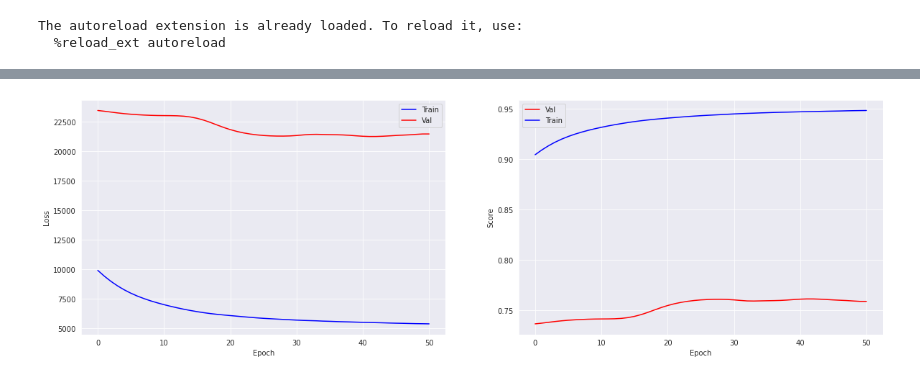
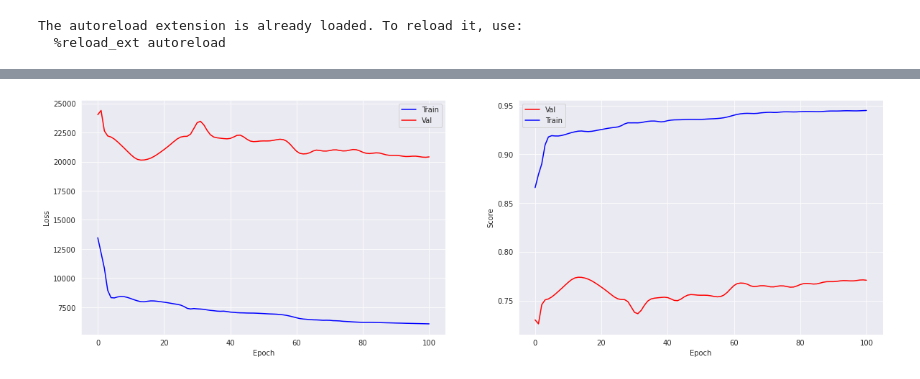
Before and after one commit to Eldervald/traffic-extrapolation, a Jupyter notebook: mta/gnn_predictor.ipynb, the cells around one changed output, grey strips where cells are left out. Saved outputs shown, nothing was run; the diff lists cells and outputs as text; code cells hidden in the pictures.

```diff
--- a/mta/gnn_predictor.ipynb
+++ b/mta/gnn_predictor.ipynb
@@ -134,13 +143,22 @@ from sklearn.neighbors import NearestNeighbors
 
 
 class GNNEstimator(BaseEstimator):
-    def __init__(self, pyg_graph, nodes, targets, in_channels=32, *args, **kwargs):
+    def __init__(self, pyg_graph: pyg.data.Data, nodes: List[str], targets: np.array, in_channels=32, *args, **kwargs):
         super().__init__(pyg_graph, nodes, targets, *args, **kwargs)
 
         self.obs_targets = torch.as_tensor(self.obs_targets).to(device)
         self.extrapolation_layer = ExtrapolationLayer(in_channels)
 
     def forward(self, nodes, edge_index):
+        """Returns estimated targets for the given nodes
+
+        Args:
+            nodes (List[str]): unobserved query nodes
+            edge_index (torch.Tensor): edge index for bipartite graph
+
+        Returns:
+            torch.Tensor: estimated targets for query nodes
+        """
         # here can be possible node features updating
         embeddings = self.g.x
         q_index = np.asarray([int(self.node_to_idx(x)) for x in nodes])
@@ -154,17 +172,27 @@ class GNNEstimator(BaseEstimator):
         return self.extrapolation_layer(obs_emb, obs_scaling_features,
             self.obs_targets, q_emb, q_scaling_features, edge_index)
 
-    def make_test_edge_index(self, test_graph: pyg.data.Data, neighbors_num=10):
+    def make_test_edge_index(self, query_graph: pyg.data.Data, neighbors_num=10):
+        """Forms edge index for bipartite graph, where left part is observed nodes and the right one is query nodes.
+        Edges are formed only for k nearest observed nodes(by geo distance).
+
+        Args:
+            query_graph (pyg.data.Data): node features of query graph.
+            neighbors_num (int, optional): number of nearest neighbors to search. Defaults to 10.
+
+        Returns:
+            torch.Tensor: edge index for the bipartite graph.
+        """
         nneighbors = NearestNeighbors(n_neighbors=neighbors_num, metric='haversine')
 
         nneighbors.fit(torch.vstack([self.g.lat[self.obs_node_indices],
                                      self.g.lon[self.obs_node_indices]]).T.detach().cpu())
 
-        indices = nneighbors.kneighbors(torch.vstack([test_graph.lat, test_graph.lon]).T.detach().cpu(),
+        indices = nneighbors.kneighbors(torch.vstack([query_graph.lat, query_graph.lon]).T.detach().cpu(),
                 return_distance=False)
 
         index = torch.stack((torch.asarray(indices).reshape(-1),
-                             torch.arange(test_graph.num_nodes)[:, None].expand(-1, neighbors_num).reshape(-1)))
+                             torch.arange(query_graph.num_nodes)[:, None].expand(-1, neighbors_num).reshape(-1)))
         return index
 # %%
 from random import Random
@@ -270,37 +298,33 @@ for path in tqdm(glob.glob('datasets/*')[5:20]):
 
     train_nodes_idx, val_nodes_idx, test_nodes_idx = node_indices_split(len(ds))
     train_nodes, train_targets = ds[train_nodes_idx]
     val_nodes, val_targets = ds[val_nodes_idx]
     test_nodes, test_targets = ds[test_nodes_idx]
     y_train, y_val, y_test = map(torch.as_tensor, (train_targets, val_targets, test_targets))
 
     train_graph = pyg_data.subgraph(train_nodes_idx)
-    print(test_nodes_idx)
-    # fuck()
     val_graph = pyg_data.subgraph(val_nodes_idx)
     test_graph = pyg_data.subgraph(test_nodes_idx)
 
     model = GNNEstimator(pyg_data, train_nodes, train_targets).to(device)
-    optimizer = torch.optim.Adam(model.parameters(), lr=1e-2)
+    optimizer = torch.optim.Adam(model.parameters(), lr=5e-3, weight_decay=1e-4)
 
     train_edge_index = pyg.nn.knn_graph(train_graph.x, k=NEIGHBORS_NUM, cosine=True)
-    # train_edge_index = torch.vstack((torch.arange(0, len(train_nodes_idx)), torch.arange(0, len(train_nodes_idx)))).to(device)
-    print(train_edge_index.shape)
     val_edge_index = model.make_test_edge_index(val_graph, neighbors_num=NEIGHBORS_NUM).to(device)
     test_edge_index = model.make_test_edge_index(test_graph, neighbors_num=NEIGHBORS_NUM).to(device)
 
     train(model, train_nodes, y_train, train_edge_index, val_nodes, y_val, val_edge_index,
-          loss_fn, optimizer, device, num_epochs=50, plot=True, plot_update_every=10)
+          loss_fn, optimizer, device, num_epochs=100, plot=True, plot_update_every=10)
 
     # scheduler = torch.optim.lr_scheduler.StepLR(optimizer, 20, gamma=0.9)
 
     test_loss, test_score = test(model, test_nodes, y_test, test_edge_index, loss_fn, device)
 
     # for name, param in model.named_parameters():
         # print(name, param)
 
     results[f'{day}'] = test_score
     print(f'{day}, Test loss: {test_loss:.4f}, test score: {test_score:.4f}')
     break
 # %% [output]
-[figure, old version]
+[figure, new version]
```
Also changed, not shown: parts of 8 cells of this notebook, 8 other files.
